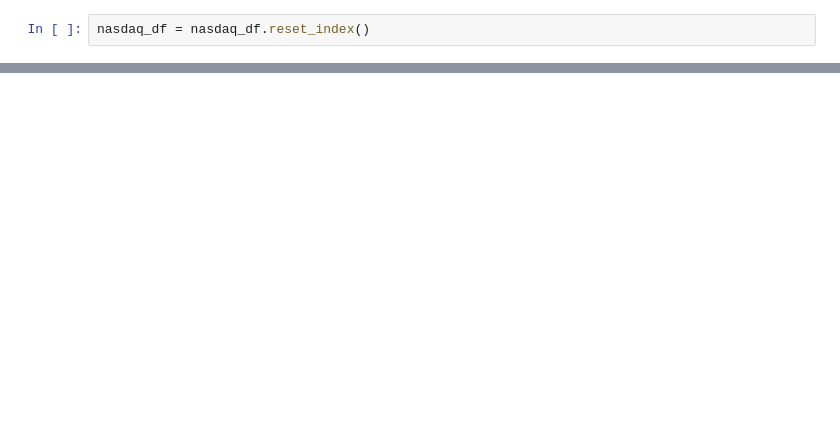
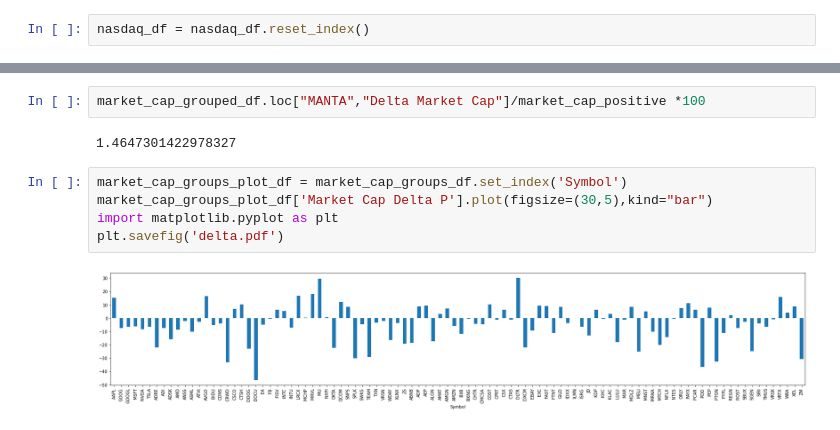
Before and after one commit to DirkFritz/finance_data_analysis, a Jupyter notebook: index_analysis/ndx100_marketcap_analyzer.ipynb, the cells around one changed output, grey strips where cells are left out. Cells and saved outputs as stored; diff of their text form; blank space fills up the shorter version.

```diff
--- a/index_analysis/ndx100_marketcap_analyzer.ipynb
+++ b/index_analysis/ndx100_marketcap_analyzer.ipynb
@@ -183,0 +147,11 @@ market_cap_grouped_df
+# %%
+market_cap_grouped_df.loc["MANTA","Delta Market Cap"]/market_cap_positive *100
+# %% [output]
+1.4647301422978327
+# %%
+market_cap_groups_plot_df = market_cap_groups_df.set_index('Symbol')
+market_cap_groups_plot_df['Market Cap Delta P'].plot(figsize=(30,5),kind="bar")
+import matplotlib.pyplot as plt
+plt.savefig('delta.pdf')
+# %% [output]
+[figure, added]
```
Also changed, not shown: parts of 15 cells of this notebook.
